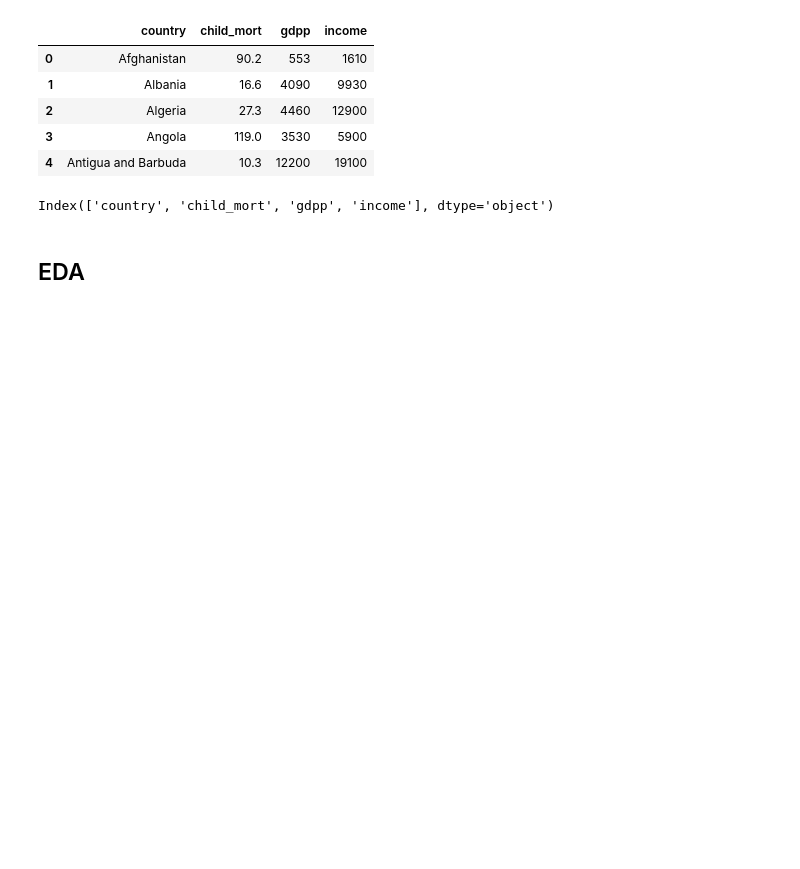
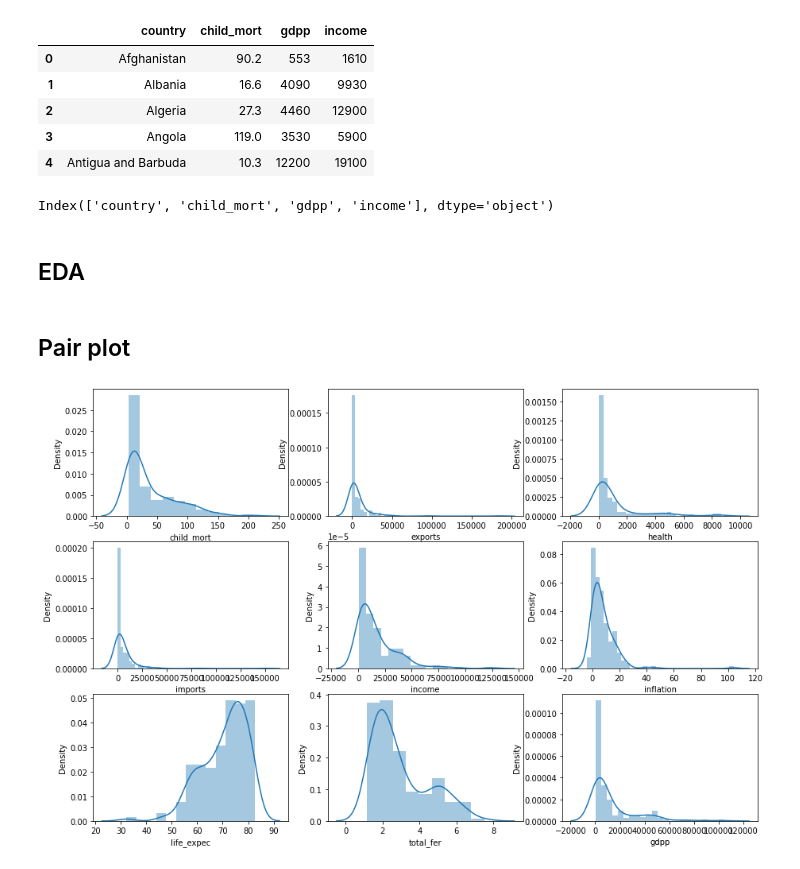
Before and after one commit to Arch0/Analysis-of-country-dataset-, a Jupyter notebook: Untitled1.ipynb, the cells around one changed output. Cells and saved outputs as stored; diff of their text form; code cells hidden in the pictures; blank space fills up the shorter version.

```diff
--- a/Untitled1.ipynb
+++ b/Untitled1.ipynb
@@ -132,3 +132,13 @@ df1.columns
 Index(['country', 'child_mort', 'gdpp', 'income'], dtype='object')
 # %% [markdown]
 ## EDA
+# %% [markdown]
+## Pair plot
+# %%
+plt.figure(figsize = (15,10))
+features = df.columns[1:]
+for i in enumerate(features):
+    plt.subplot(3,3,i[0]+1)
+    sns.distplot(df[i[1]])
+# %% [output]
+[figure, added]
```
Also changed, not shown: parts of 5 cells of this notebook.
